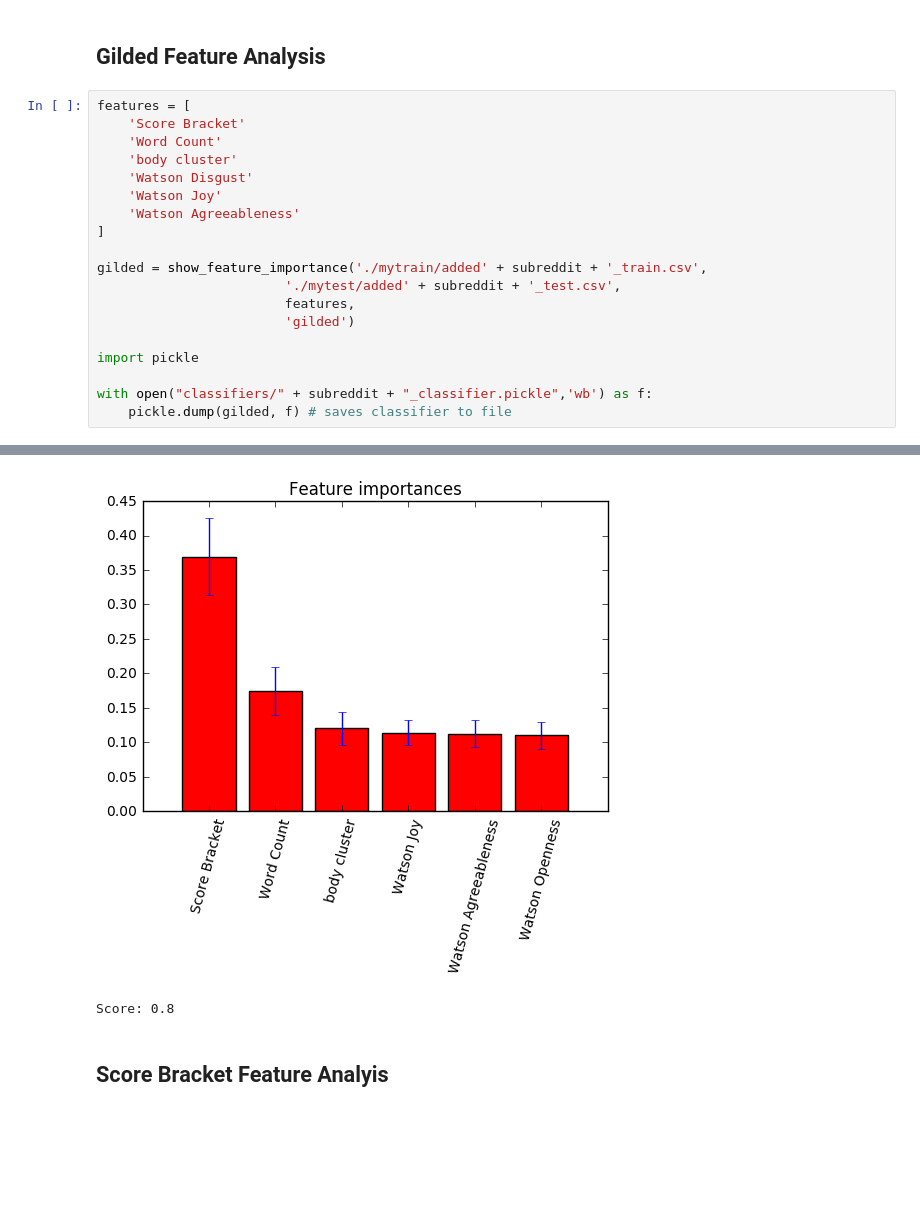
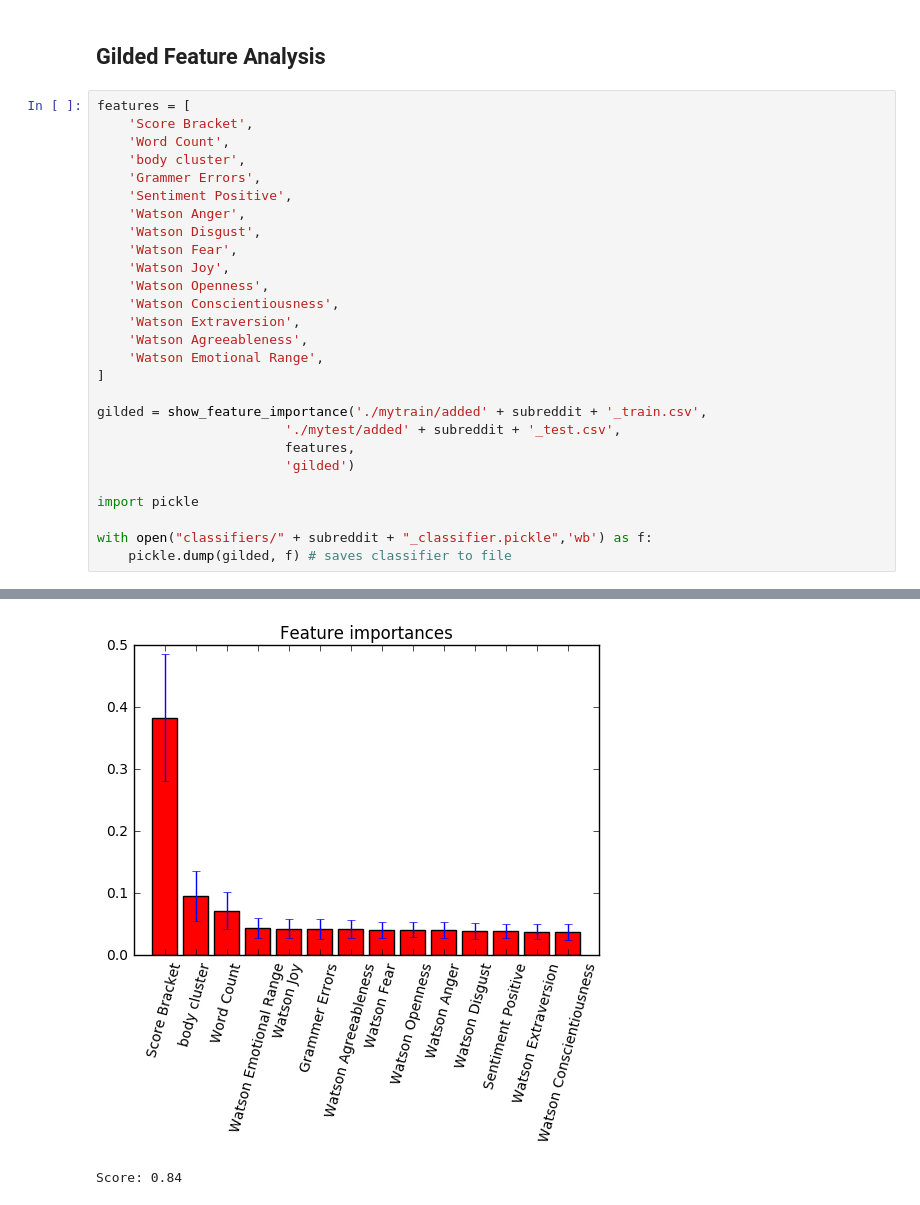
Before and after one commit to cyinwei/csce489_gold, a Jupyter notebook: AdviceAnimals Feature Importance Analysis.ipynb, the cells around one changed output, grey strips where cells are left out. Saved outputs shown, nothing was run; the diff lists cells and outputs as text; blank space fills up the shorter version.

```diff
--- a/AdviceAnimals Feature Importance Analysis.ipynb
+++ b/AdviceAnimals Feature Importance Analysis.ipynb
@@ -126,12 +236,20 @@ def show_feature_importance(train_filename, test_filename, features, predict):
 ## Gilded Feature Analysis
 # %%
 features = [
-    'Score Bracket'
-    'Word Count'
-    'body cluster'
-    'Watson Disgust'
-    'Watson Joy'
-    'Watson Agreeableness'
+    'Score Bracket',
+    'Word Count',
+    'body cluster',
+    'Grammer Errors',
+    'Sentiment Positive',
+    'Watson Anger',
+    'Watson Disgust',
+    'Watson Fear',
+    'Watson Joy',
+    'Watson Openness',
+    'Watson Conscientiousness',
+    'Watson Extraversion',
+    'Watson Agreeableness',
+    'Watson Emotional Range',
 ]
 
 gilded = show_feature_importance('./mytrain/added' + subreddit + '_train.csv',
@@ -154,4 +280,2 @@ Feature ranking:
-[figure, old version]
+[figure, new version]
-Score: 0.8
+Score: 0.84
-# %% [markdown]
-## Score Bracket Feature Analyis
```
Also changed, not shown: parts of 5 cells of this notebook, 13 other files.
